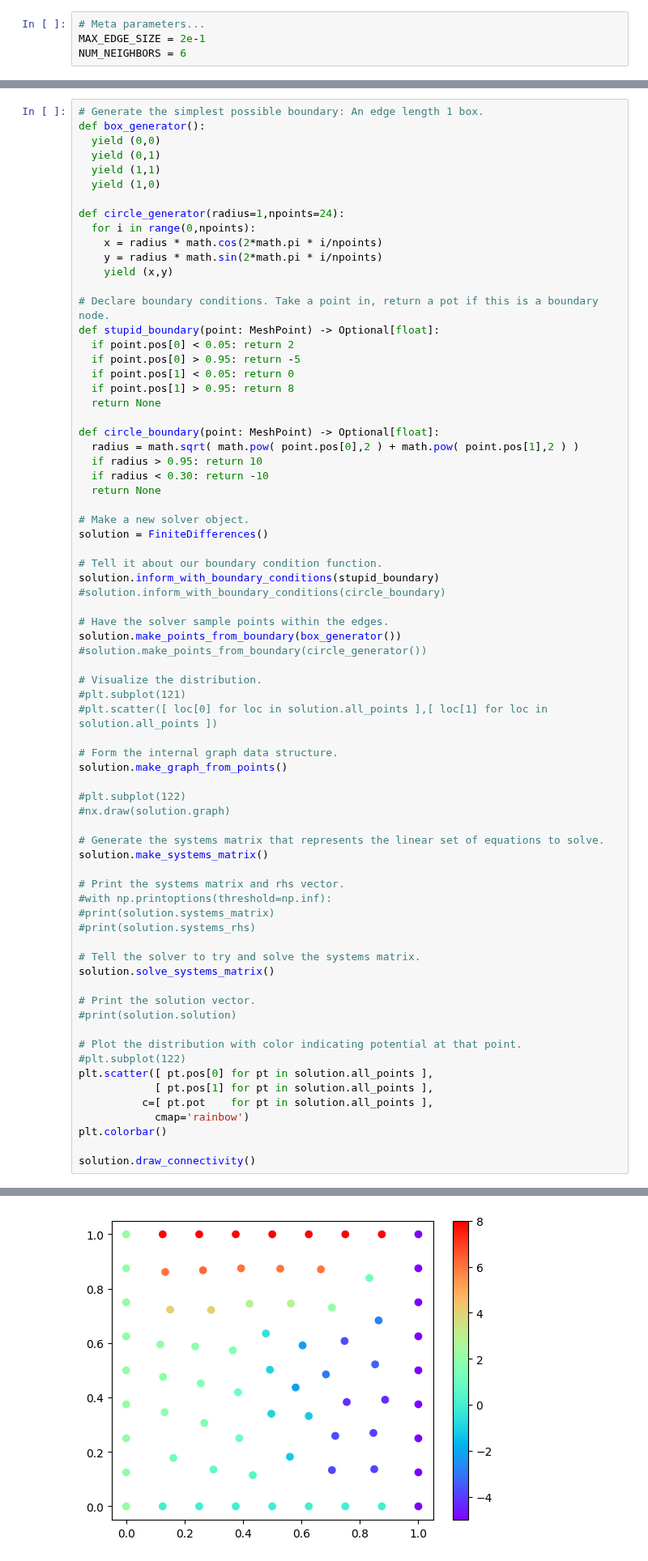
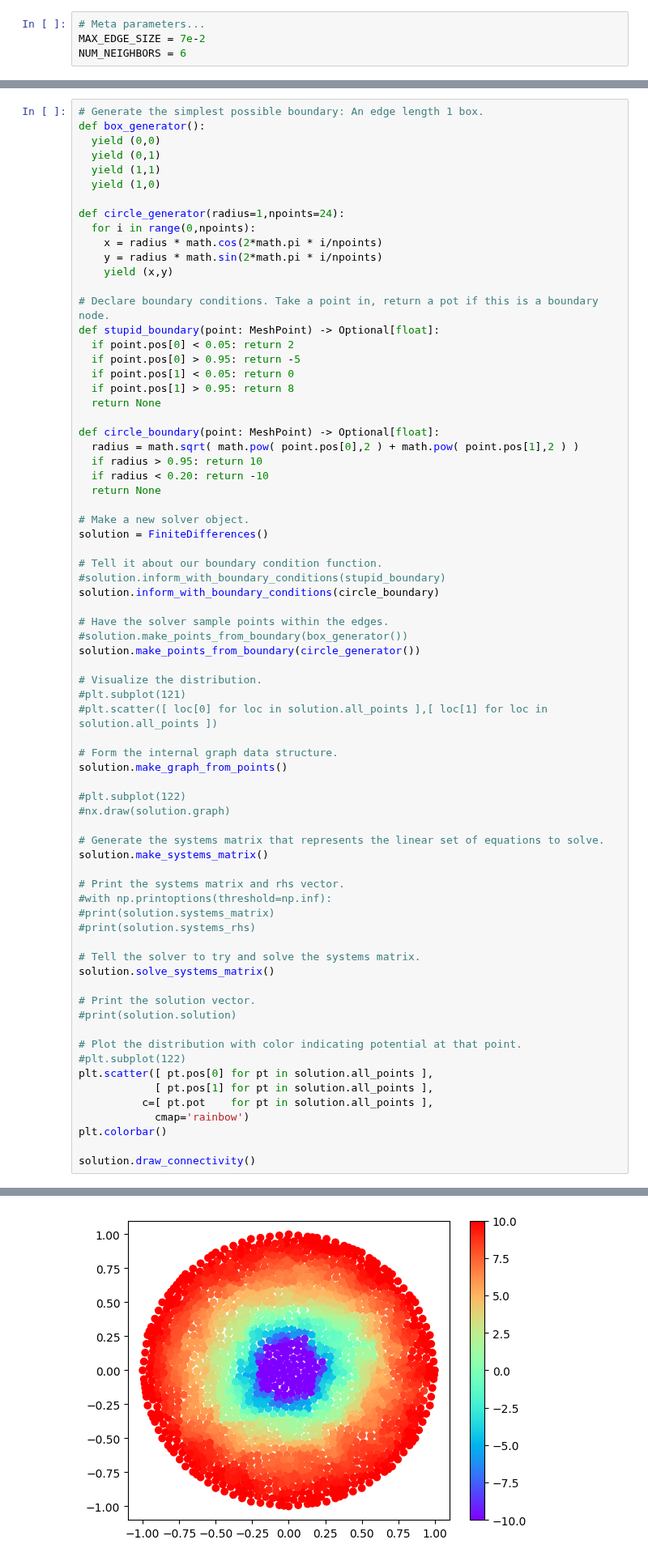
Before and after one commit to emmanuellfc/EM_Tufts_Fall2023, a Jupyter notebook: GeneralFiniteDifferences.ipynb, the cells around one changed output, grey strips where cells are left out. Shown at 81% size. Cells and saved outputs as stored; diff of their text form.

```diff
--- a/GeneralFiniteDifferences.ipynb
+++ b/GeneralFiniteDifferences.ipynb
@@ -37,7 +37,7 @@ from typing import Optional
 import math
 # %%
 # Meta parameters...
-MAX_EDGE_SIZE = 2e-1
+MAX_EDGE_SIZE = 7e-2
 NUM_NEIGHBORS = 6
 # %%
 # Rperesents an individual node of the graph data structure representation of the mesh.
@@ -215,19 +215,19 @@ def stupid_boundary(point: MeshPoint) -> Optional[float]:
 def circle_boundary(point: MeshPoint) -> Optional[float]:
   radius = math.sqrt( math.pow( point.pos[0],2 ) + math.pow( point.pos[1],2 ) )
   if radius > 0.95: return 10
-  if radius < 0.30: return -10
+  if radius < 0.20: return -10
   return None
 
 # Make a new solver object.
 solution = FiniteDifferences()
 
 # Tell it about our boundary condition function.
-solution.inform_with_boundary_conditions(stupid_boundary)
-#solution.inform_with_boundary_conditions(circle_boundary)
+#solution.inform_with_boundary_conditions(stupid_boundary)
+solution.inform_with_boundary_conditions(circle_boundary)
 
 # Have the solver sample points within the edges.
-solution.make_points_from_boundary(box_generator())
-#solution.make_points_from_boundary(circle_generator())
+#solution.make_points_from_boundary(box_generator())
+solution.make_points_from_boundary(circle_generator())
 
 # Visualize the distribution.
 #plt.subplot(121)
@@ -269,2 +269,2 @@ Building a matrix 72 by 72 to solve the system...
 Solving the system...
-[figure, old version]
+[figure, new version]
```
Also changed, not shown: parts of 1 cell of this notebook.
